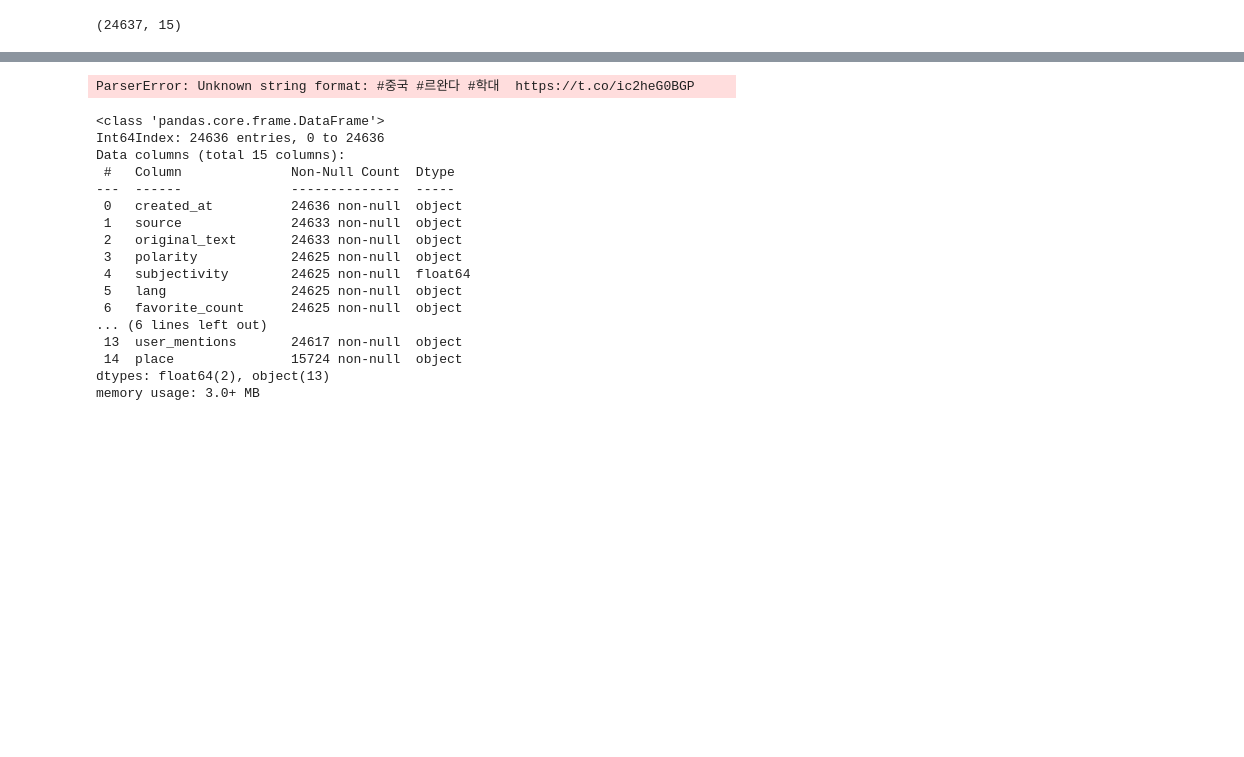
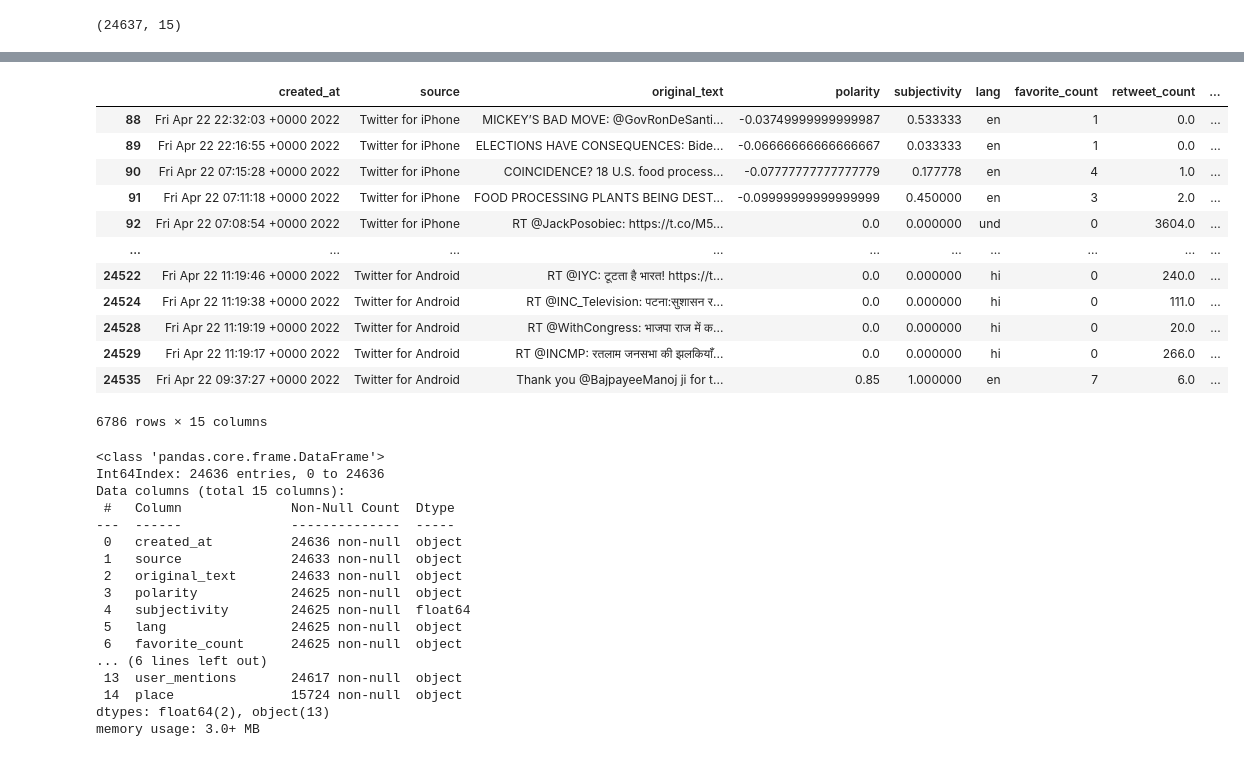
Before and after one commit to user16-et/Twitter-Data-Analysis, a Jupyter notebook: notebook/economic_twiter.ipynb, the cells around one changed output, grey strips where cells are left out. Cells and saved outputs as stored; diff of their text form; code cells hidden in the pictures; blank space fills up the shorter version.

```diff
--- a/notebook/economic_twiter.ipynb
+++ b/notebook/economic_twiter.ipynb
@@ -109,7 +121,21 @@ df.shape
 # %%
-df['created_at'] = pd.to_datetime(df['created_at'])
+df.dropna(axis=0,inplace=False)
+#df = df[df['lang'].str.contains("en")]
+#df['created_at'] = pd.to_datetime(df['created_at'])
 # %% [output]
+|  | created_at | source | original_text | polarity | subjectivity | lang | favorite_count | retweet_count | ... |
+| 88 | Fri Apr 22 22:32:03 +0000 2022 | Twitter for iPhone | MICKEY’S BAD MOVE: @GovRonDeSanti... | -0.03749999999999987 | 0.533333 | en | 1 | 0.0 | ... |
+| 89 | Fri Apr 22 22:16:55 +0000 2022 | Twitter for iPhone | ELECTIONS HAVE CONSEQUENCES: Bide... | -0.06666666666666667 | 0.033333 | en | 1 | 0.0 | ... |
+| 90 | Fri Apr 22 07:15:28 +0000 2022 | Twitter for iPhone | COINCIDENCE? 18 U.S. food process... | -0.07777777777777779 | 0.177778 | en | 4 | 1.0 | ... |
+| 91 | Fri Apr 22 07:11:18 +0000 2022 | Twitter for iPhone | FOOD PROCESSING PLANTS BEING DEST... | -0.09999999999999999 | 0.450000 | en | 3 | 2.0 | ... |
+| 92 | Fri Apr 22 07:08:54 +0000 2022 | Twitter for iPhone | RT @JackPosobiec: https://t.co/M5... | 0.0 | 0.000000 | und | 0 | 3604.0 | ... |
+| ... | ... | ... | ... | ... | ... | ... | ... | ... | ... |
+| 24522 | Fri Apr 22 11:19:46 +0000 2022 | Twitter for Android | RT @IYC: टूटता है भारत! https://t... | 0.0 | 0.000000 | hi | 0 | 240.0 | ... |
+| 24524 | Fri Apr 22 11:19:38 +0000 2022 | Twitter for Android | RT @INC_Television: पटना:सुशासन र... | 0.0 | 0.000000 | hi | 0 | 111.0 | ... |
+| 24528 | Fri Apr 22 11:19:19 +0000 2022 | Twitter for Android | RT @WithCongress: भाजपा राज में क... | 0.0 | 0.000000 | hi | 0 | 20.0 | ... |
+| 24529 | Fri Apr 22 11:19:17 +0000 2022 | Twitter for Android | RT @INCMP: रतलाम जनसभा की झलकियाँ... | 0.0 | 0.000000 | hi | 0 | 266.0 | ... |
+| 24535 | Fri Apr 22 09:37:27 +0000 2022 | Twitter for Android | Thank you @BajpayeeManoj ji for t... | 0.85 | 1.000000 | en | 7 | 6.0 | ... |
-ParserError: Unknown string format: #중국 #르완다 #학대  https://t.co/ic2heG0BGP
+6786 rows × 15 columns
 # %%
 df.info()
 # %% [output]
```
Also changed, not shown: parts of 6 cells of this notebook.
